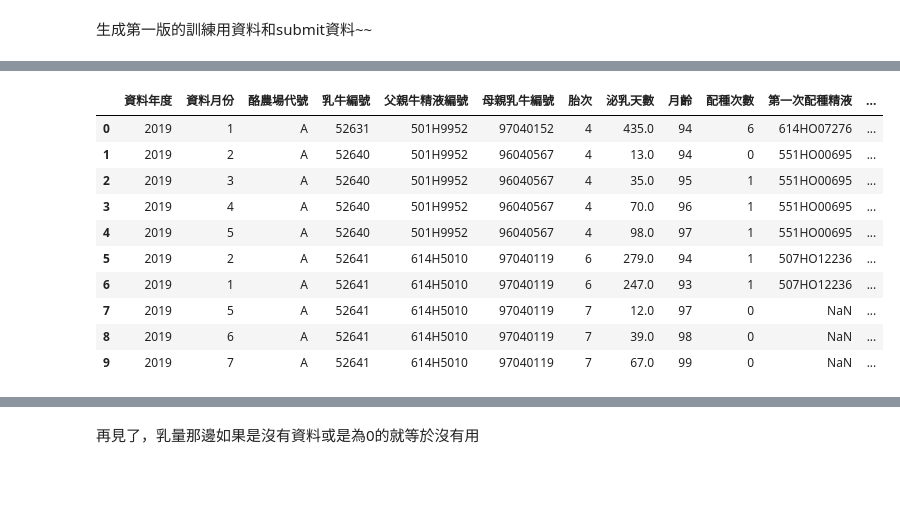
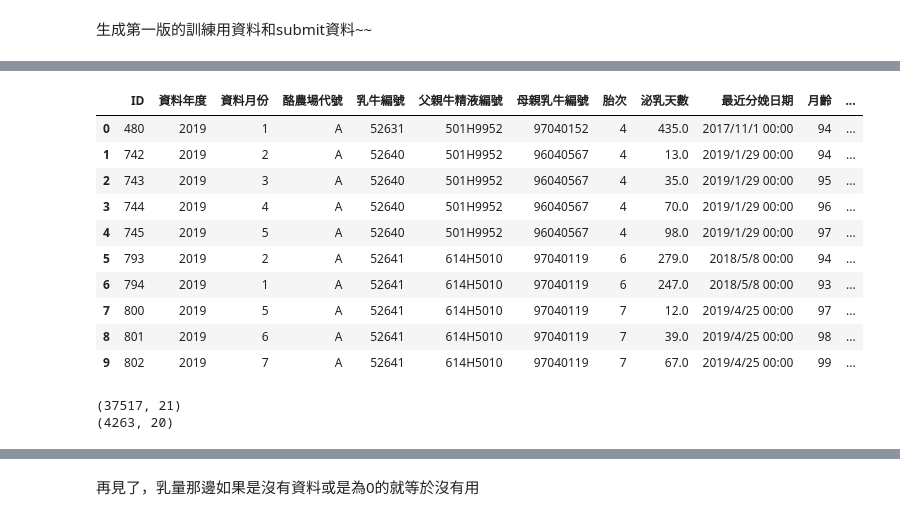
Before and after one commit to ChengYao0209/ALdea_milk, a Jupyter notebook: 牛牛.ipynb, the cells around one changed output, grey strips where cells are left out. Saved outputs shown, nothing was run; the diff lists cells and outputs as text; code cells hidden in the pictures; blank space fills up the shorter version.

```diff
--- a/牛牛.ipynb
+++ b/牛牛.ipynb
@@ -147,9 +89,10 @@ sub_data.head(10)
 # %% [markdown]
 生成第一版的訓練用資料和submit資料~~
 # %%
-train_data=pd.DataFrame(data=report,columns=["2","3","4","5","6","7","9","10","11","14","18","21",'season','year','Sick','weight'])
-sub_data=pd.DataFrame(data=sub_data,columns=["2","3","4","5","6","7","9","10","14","18","21",'season','year','Sick','weight'])
+train_data=pd.DataFrame(data=report,columns=["1","2","3","4","5","6","7","9","10","11","12","14","18","19","21",'season','year','Sick','weight',"days","borns"])
+sub_data=pd.DataFrame(data=sub_data,columns=["1","2","3","4","5","6","7","9","10","12","14","18","19","21",'season','year','Sick','weight',"days","borns"])
 train_data=train_data.rename(columns={
+    "1":"ID",
     "2":"資料年度",
     "3":"資料月份",
     "4":"酪農場代號",
@@ -159,11 +102,14 @@ train_data=train_data.rename(columns={
     "9":"胎次",
     "10":"泌乳天數",
     "11":"乳量",
+    "12":"最近分娩日期",
     "14":"月齡",
     "18":"配種次數",
+    "19":"前次分娩日期",
     "21":"第一次配種精液",
 })
-sub_data=sub_data.rename(columns={
+submit_data=sub_data.rename(columns={
+    "1":"ID",
     "2":"資料年度",
     "3":"資料月份",
     "4":"酪農場代號",
@@ -172,8 +118,10 @@ sub_data=sub_data.rename(columns={
     "7":"母親乳牛編號",
     "9":"胎次",
     "10":"泌乳天數",
+    "12":"最近分娩日期",
     "14":"月齡",
     "18":"配種次數",
+    "19":"前次分娩日期",
     "21":"第一次配種精液",
 })
 
@@ -194,15 +143,21 @@ train_data.head(10)
 # %%
 
-sub_data.head(10)
+submit_data.head(10)
 # %% [output]
-|  | 資料年度 | 資料月份 | 酪農場代號 | 乳牛編號 | 父親牛精液編號 | 母親乳牛編號 | 胎次 | 泌乳天數 | 月齡 | 配種次數 | 第一次配種精液 | ... |
-| 0 | 2019 | 1 | A | 52631 | 501H9952 | 97040152 | 4 | 435.0 | 94 | 6 | 614HO07276 | ... |
-| 1 | 2019 | 2 | A | 52640 | 501H9952 | 96040567 | 4 | 13.0 | 94 | 0 | 551HO00695 | ... |
-| 2 | 2019 | 3 | A | 52640 | 501H9952 | 96040567 | 4 | 35.0 | 95 | 1 | 551HO00695 | ... |
-| 3 | 2019 | 4 | A | 52640 | 501H9952 | 96040567 | 4 | 70.0 | 96 | 1 | 551HO00695 | ... |
-| 4 | 2019 | 5 | A | 52640 | 501H9952 | 96040567 | 4 | 98.0 | 97 | 1 | 551HO00695 | ... |
-| 5 | 2019 | 2 | A | 52641 | 614H5010 | 97040119 | 6 | 279.0 | 94 | 1 | 507HO12236 | ... |
-| 6 | 2019 | 1 | A | 52641 | 614H5010 | 97040119 | 6 | 247.0 | 93 | 1 | 507HO12236 | ... |
-| 7 | 2019 | 5 | A | 52641 | 614H5010 | 97040119 | 7 | 12.0 | 97 | 0 | NaN | ... |
-| 8 | 2019 | 6 | A | 52641 | 614H5010 | 97040119 | 7 | 39.0 | 98 | 0 | NaN | ... |
-| 9 | 2019 | 7 | A | 52641 | 614H5010 | 97040119 | 7 | 67.0 | 99 | 0 | NaN | ... |
+|  | ID | 資料年度 | 資料月份 | 酪農場代號 | 乳牛編號 | 父親牛精液編號 | 母親乳牛編號 | 胎次 | 泌乳天數 | 最近分娩日期 | 月齡 | ... |
+| 0 | 480 | 2019 | 1 | A | 52631 | 501H9952 | 97040152 | 4 | 435.0 | 2017/11/1 00:00 | 94 | ... |
+| 1 | 742 | 2019 | 2 | A | 52640 | 501H9952 | 96040567 | 4 | 13.0 | 2019/1/29 00:00 | 94 | ... |
+| 2 | 743 | 2019 | 3 | A | 52640 | 501H9952 | 96040567 | 4 | 35.0 | 2019/1/29 00:00 | 95 | ... |
+| 3 | 744 | 2019 | 4 | A | 52640 | 501H9952 | 96040567 | 4 | 70.0 | 2019/1/29 00:00 | 96 | ... |
+| 4 | 745 | 2019 | 5 | A | 52640 | 501H9952 | 96040567 | 4 | 98.0 | 2019/1/29 00:00 | 97 | ... |
+| 5 | 793 | 2019 | 2 | A | 52641 | 614H5010 | 97040119 | 6 | 279.0 | 2018/5/8 00:00 | 94 | ... |
+| 6 | 794 | 2019 | 1 | A | 52641 | 614H5010 | 97040119 | 6 | 247.0 | 2018/5/8 00:00 | 93 | ... |
+| 7 | 800 | 2019 | 5 | A | 52641 | 614H5010 | 97040119 | 7 | 12.0 | 2019/4/25 00:00 | 97 | ... |
+| 8 | 801 | 2019 | 6 | A | 52641 | 614H5010 | 97040119 | 7 | 39.0 | 2019/4/25 00:00 | 98 | ... |
+| 9 | 802 | 2019 | 7 | A | 52641 | 614H5010 | 97040119 | 7 | 67.0 | 2019/4/25 00:00 | 99 | ... |
+# %%
+print(train_data.shape)
+print(sub_data.shape)
+# %% [output]
+(37517, 21)
+(4263, 20)
```
Also changed, not shown: parts of 96 cells of this notebook.
